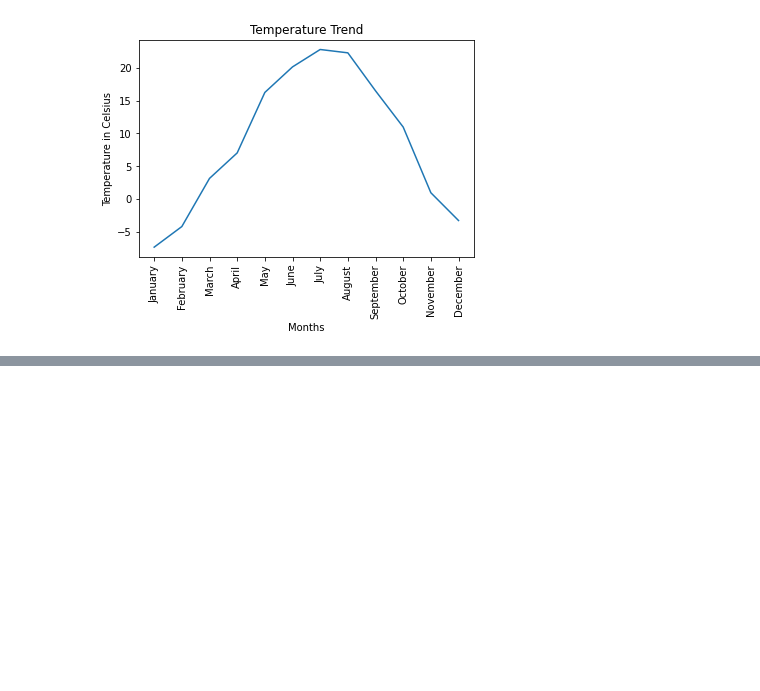
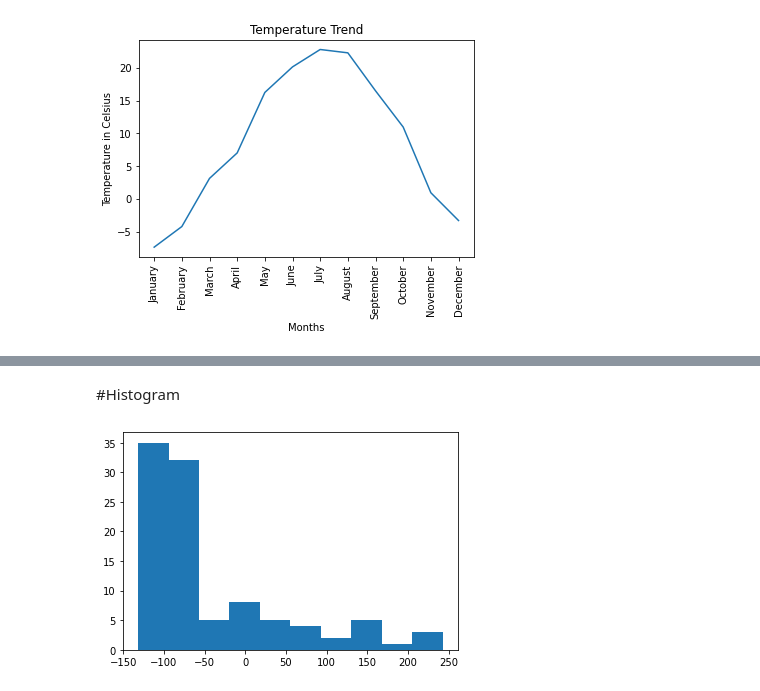
Before and after one commit to cedricbansah/data-science-practice, a Jupyter notebook: week5_notebook.ipynb, the cells around one changed output, grey strips where cells are left out. Drawn from its saved outputs; the diff is of its cells as text; code cells hidden in the pictures; blank space fills up the shorter version.

```diff
--- a/week5_notebook.ipynb
+++ b/week5_notebook.ipynb
@@ -157,0 +173,12 @@ plt.show()
+# %% [markdown]
+#Histogram
+# %%
+#sample histogram
+
+x = np.arange(0, 10, 0.1)
+y1 = (((x - 3) ** 3 ) - 100) + np.random.randint(-20, 20, size=len(x))
+
+plt.hist(y1)
+plt.show()
+# %% [output]
+[figure, added]
```
Also changed, not shown: parts of 8 cells of this notebook.
